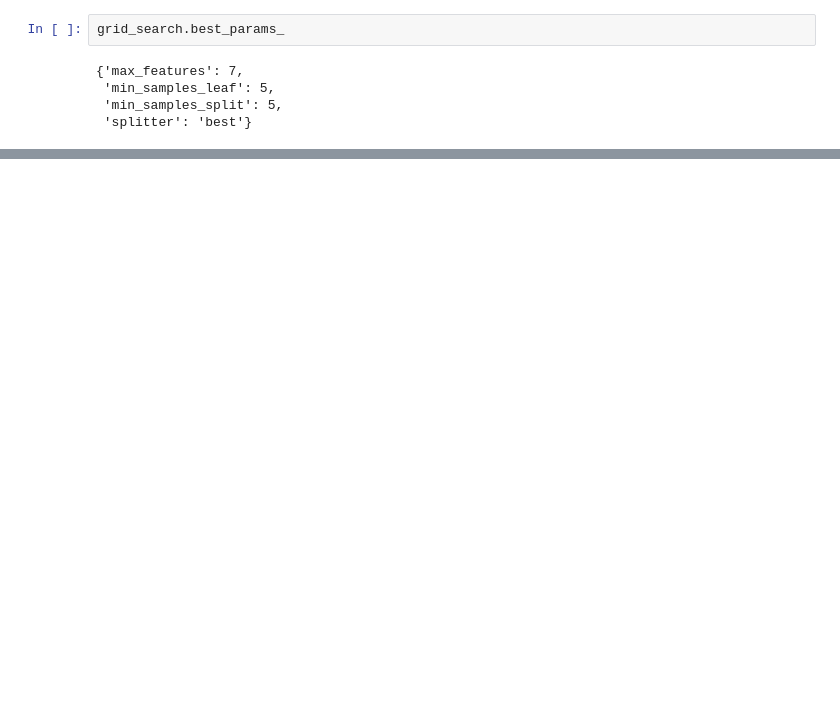
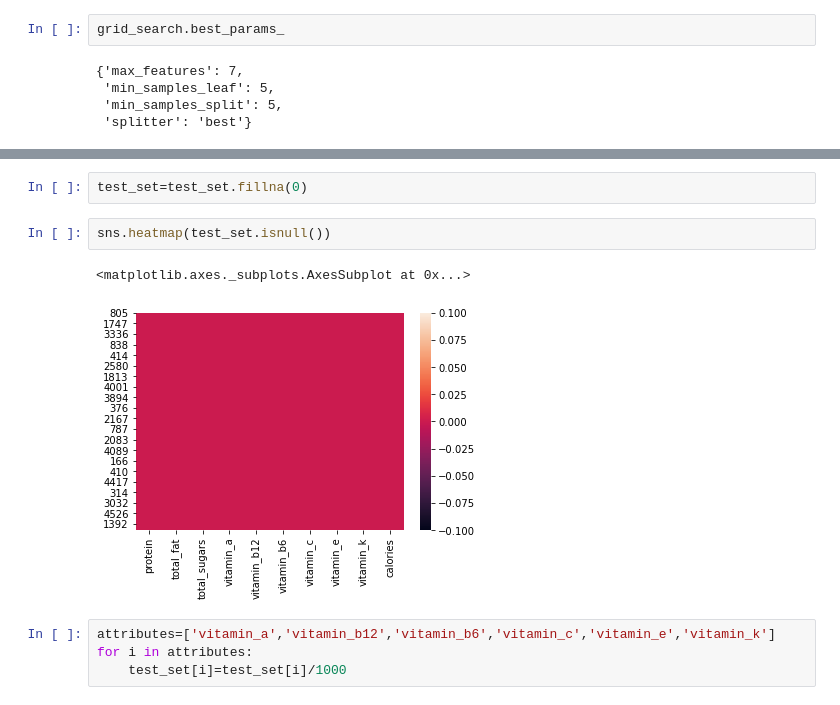
Before and after one commit to yarinl139/ProjectSemesterA, a Jupyter notebook: PYTHONFINAL.ipynb, the cells around one changed output, grey strips where cells are left out. Saved outputs shown, nothing was run; the diff lists cells and outputs as text; blank space fills up the shorter version.

```diff
--- a/PYTHONFINAL.ipynb
+++ b/PYTHONFINAL.ipynb
@@ -402,0 +481,11 @@ grid_search.best_params_
+# %%
+test_set=test_set.fillna(0)
+# %%
+sns.heatmap(test_set.isnull())
+# %% [output]
+<matplotlib.axes._subplots.AxesSubplot at 0x...>
+[figure, added]
+# %%
+attributes=['vitamin_a','vitamin_b12','vitamin_b6','vitamin_c','vitamin_e','vitamin_k']
+for i in attributes:
+    test_set[i]=test_set[i]/1000
```
Also changed, not shown: parts of 19 cells of this notebook.
